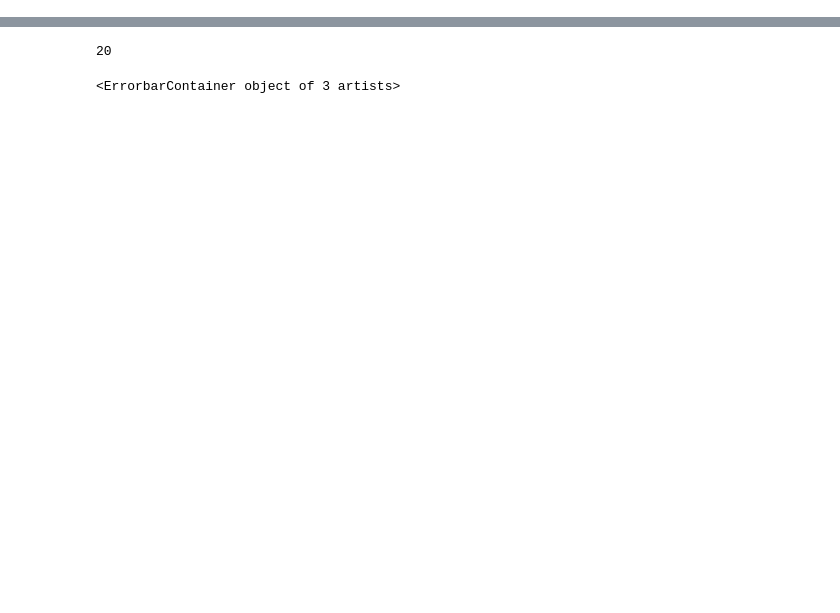
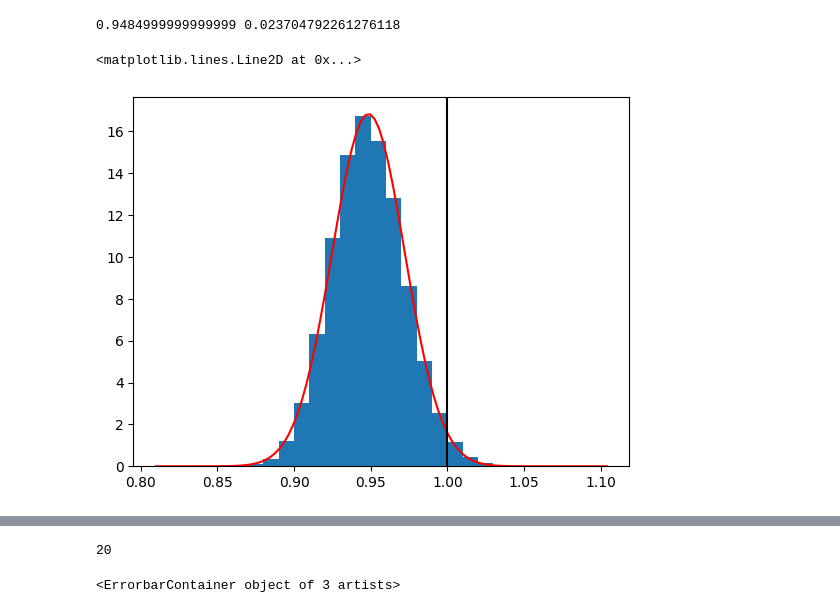
Before and after one commit to JsNcAr/Metodos1_JasonArias_AngieRicaurte, a Jupyter notebook: Magistral/MinimosBootstrapping.ipynb, the cells around one changed output, grey strips where cells are left out. Cells and saved outputs as stored; diff of their text form; code cells hidden in the pictures; blank space fills up the shorter version.

```diff
--- a/Magistral/MinimosBootstrapping.ipynb
+++ b/Magistral/MinimosBootstrapping.ipynb
@@ -52,0 +47,25 @@ print(1-norm.cdf(1, mu, stdev))
+# %%
+Mean_Dist = Bootstrapping(sample)
+# %%
+# Parametros de la distribucion
+N = len(Mean_Dist)
+xbar = np.mean(sample)
+#xbar = np.percentile(Mean_Dist,50)
+std = np.std(Mean_Dist)
+print(xbar,std)
+# %% [output]
+0.9484999999999999 0.023704792261276118
+# %%
+def Gaussian(x,mu,sigma): # Luego será el Likelihood
+
+    return np.exp( -(x-mu)**2/(2*sigma**2) )/np.sqrt(2*np.pi*sigma**2)
+# %%
+x = np.linspace(np.min(sample),np.max(sample),100)
+y = Gaussian(x,xbar,std)
+# %%
+plt.hist(Mean_Dist,bins=np.arange(np.min(sample),np.max(sample),0.01),density=True)
+plt.plot(x,y,color='r')
+plt.axvline(x=1,color='k')
+# %% [output]
+<matplotlib.lines.Line2D at 0x...>
+[figure, added]
```
Also changed, not shown: parts of 22 cells of this notebook, 1 other file.
